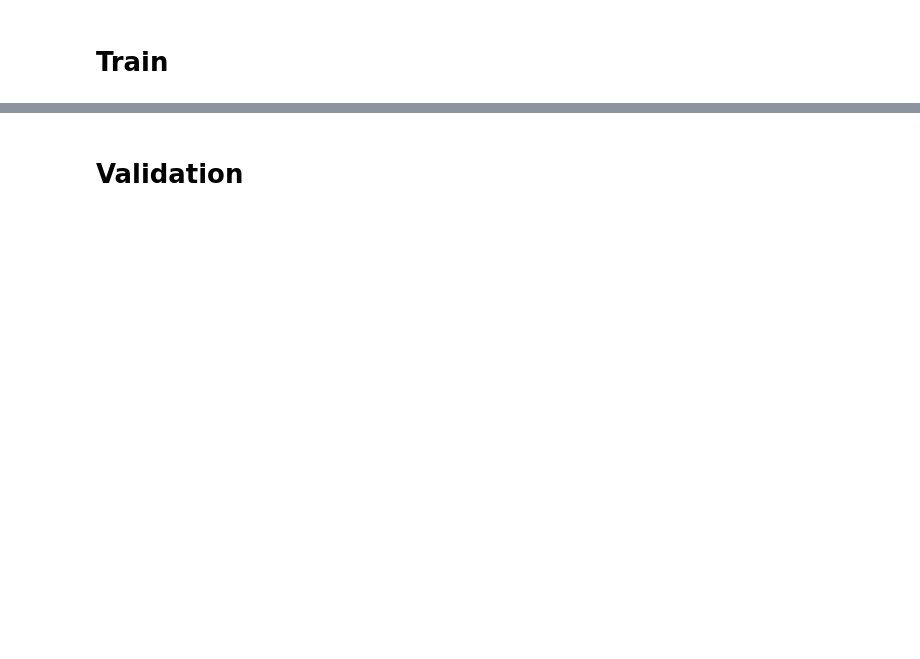
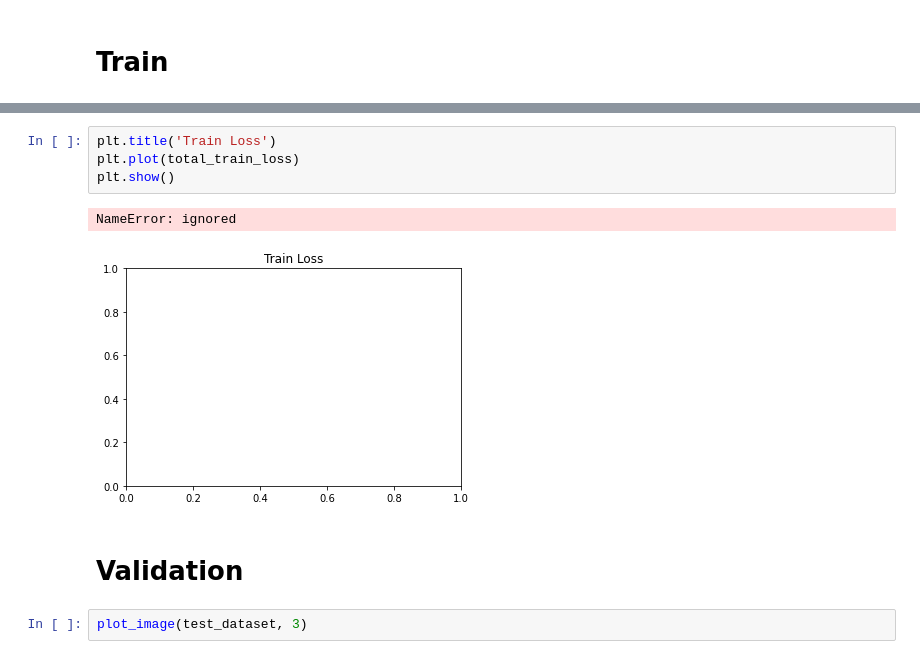
Before and after one commit to khanma1962/Fire_Detection_Fast_RCNN, a Jupyter notebook: Fire_Detection.ipynb, the cells around one changed output, grey strips where cells are left out. Saved outputs shown, nothing was run; the diff lists cells and outputs as text; blank space fills up the shorter version.

```diff
--- a/Fire_Detection.ipynb
+++ b/Fire_Detection.ipynb
@@ -402,4 +462,13 @@ Epoch #5 loss: 0.30763378739356995
+# %%
+plt.title('Train Loss')
+plt.plot(total_train_loss)
+plt.show()
+# %% [output]
+NameError: ignored
+[figure, added]
 # %% [markdown]
 # Validation
+# %%
+plot_image(test_dataset, 3)
 # %%
 # load the data loader
```
Also changed, not shown: parts of 21 cells of this notebook.
